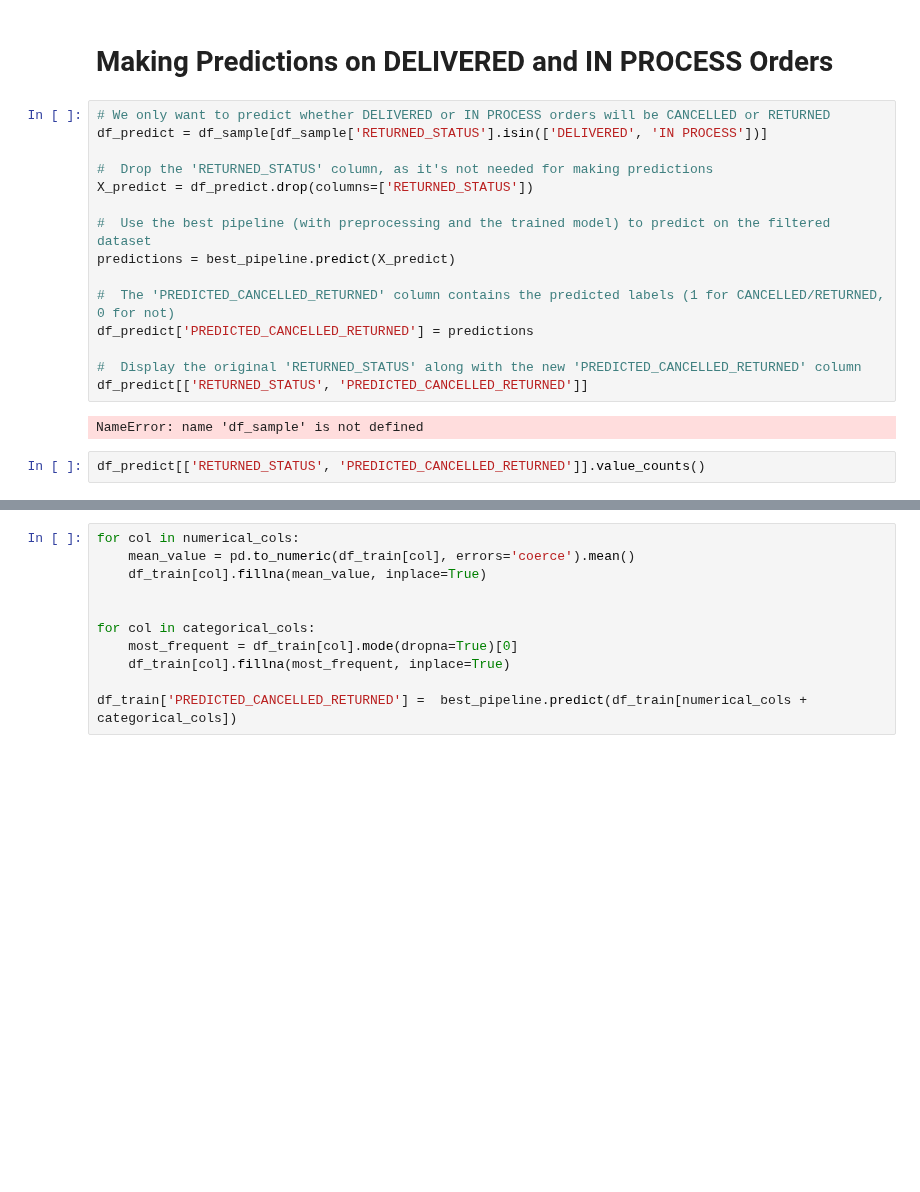
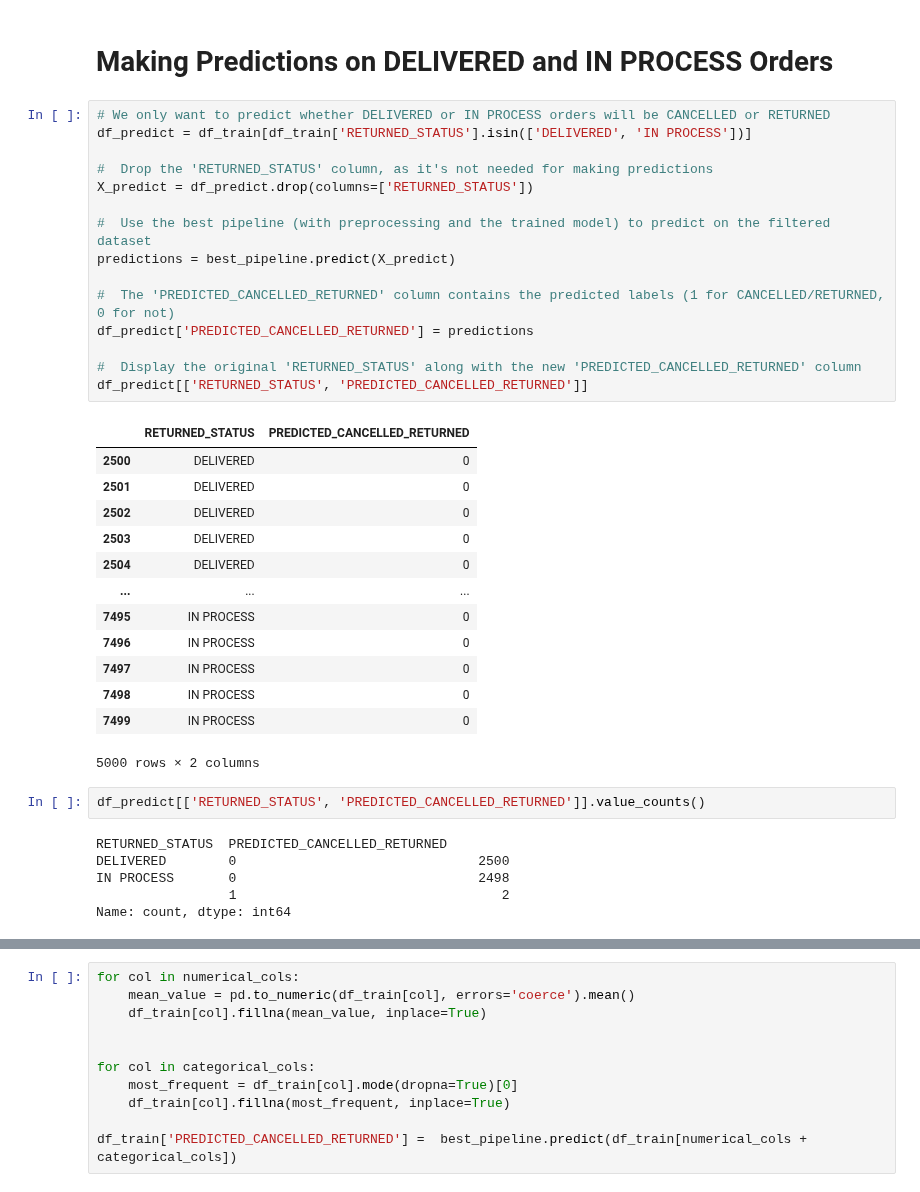
Before and after one commit to ShantiRaghunath/Retail, a Jupyter notebook: Retail_Sales_Analysis_Prj_Model_Training.ipynb, the cells around one changed output, grey strips where cells are left out. Saved outputs shown, nothing was run; the diff lists cells and outputs as text; blank space fills up the shorter version.

```diff
--- a/Retail_Sales_Analysis_Prj_Model_Training.ipynb
+++ b/Retail_Sales_Analysis_Prj_Model_Training.ipynb
@@ -389,23 +389,41 @@ Confusion Matrix:
 #  Making Predictions on DELIVERED and IN PROCESS Orders
 # %%
 # We only want to predict whether DELIVERED or IN PROCESS orders will be CANCELLED or RETURNED
-df_predict = df_sample[df_sample['RETURNED_STATUS'].isin(['DELIVERED', 'IN PROCESS'])]
+df_predict = df_train[df_train['RETURNED_STATUS'].isin(['DELIVERED', 'IN PROCESS'])]
 
 #  Drop the 'RETURNED_STATUS' column, as it's not needed for making predictions
 X_predict = df_predict.drop(columns=['RETURNED_STATUS'])
 
 #  Use the best pipeline (with preprocessing and the trained model) to predict on the filtered dataset
 predictions = best_pipeline.predict(X_predict)
 
 #  The 'PREDICTED_CANCELLED_RETURNED' column contains the predicted labels (1 for CANCELLED/RETURNED, 0 for not)
 df_predict['PREDICTED_CANCELLED_RETURNED'] = predictions
 
 #  Display the original 'RETURNED_STATUS' along with the new 'PREDICTED_CANCELLED_RETURNED' column
 df_predict[['RETURNED_STATUS', 'PREDICTED_CANCELLED_RETURNED']]
 # %% [output]
+|  | RETURNED_STATUS | PREDICTED_CANCELLED_RETURNED |
+| 2500 | DELIVERED | 0 |
+| 2501 | DELIVERED | 0 |
+| 2502 | DELIVERED | 0 |
+| 2503 | DELIVERED | 0 |
+| 2504 | DELIVERED | 0 |
+| ... | ... | ... |
+| 7495 | IN PROCESS | 0 |
+| 7496 | IN PROCESS | 0 |
+| 7497 | IN PROCESS | 0 |
+| 7498 | IN PROCESS | 0 |
+| 7499 | IN PROCESS | 0 |
-NameError: name 'df_sample' is not defined
+5000 rows × 2 columns
 # %%
 df_predict[['RETURNED_STATUS', 'PREDICTED_CANCELLED_RETURNED']].value_counts()
+# %% [output]
+RETURNED_STATUS  PREDICTED_CANCELLED_RETURNED
+DELIVERED        0                               2500
+IN PROCESS       0                               2498
+                 1                                  2
+Name: count, dtype: int64
 # %%
 # Step 11: Get the best model
 best_pipeline = random_search.best_estimator_
```
Also changed, not shown: parts of 6 cells of this notebook.
